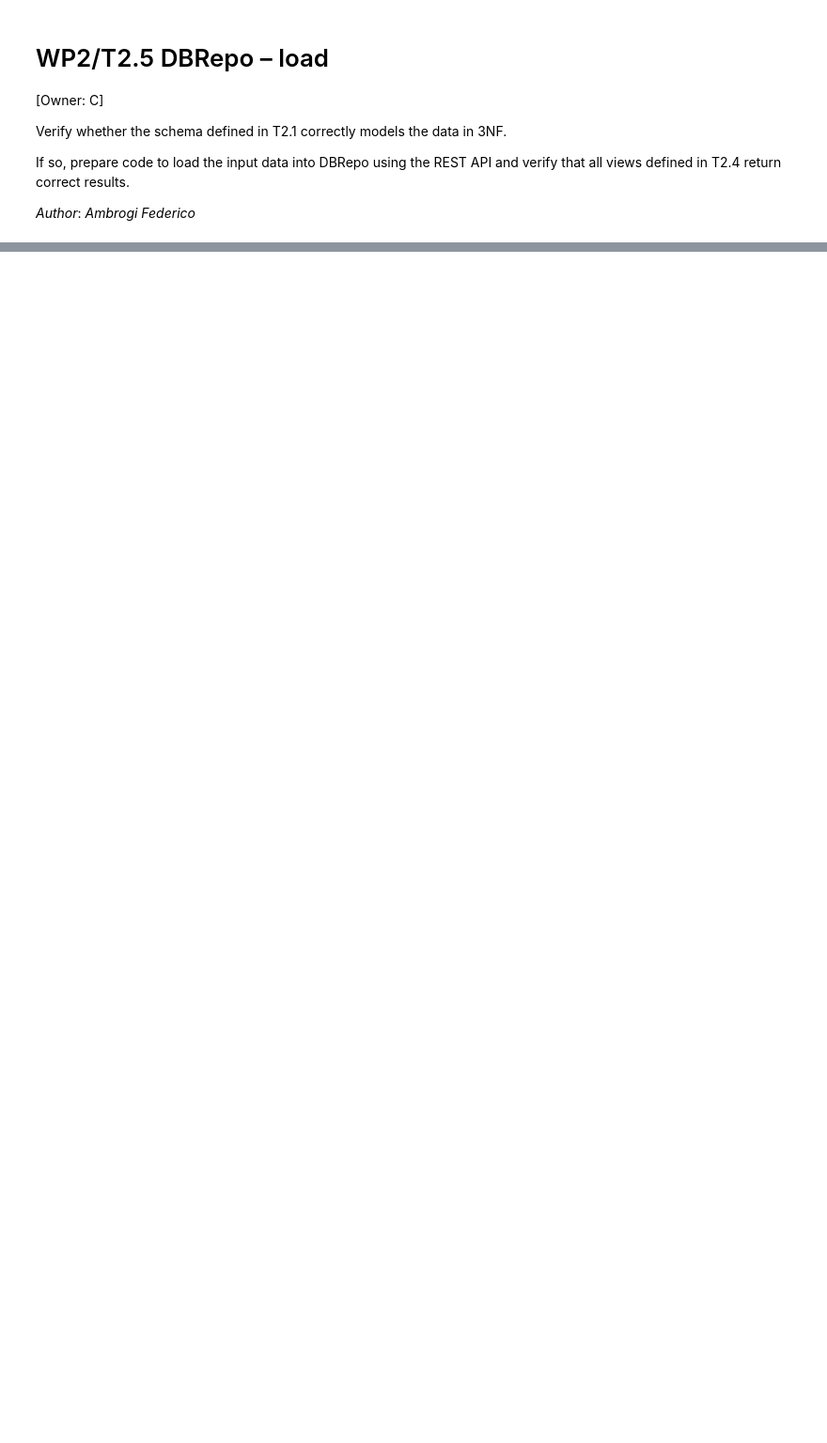
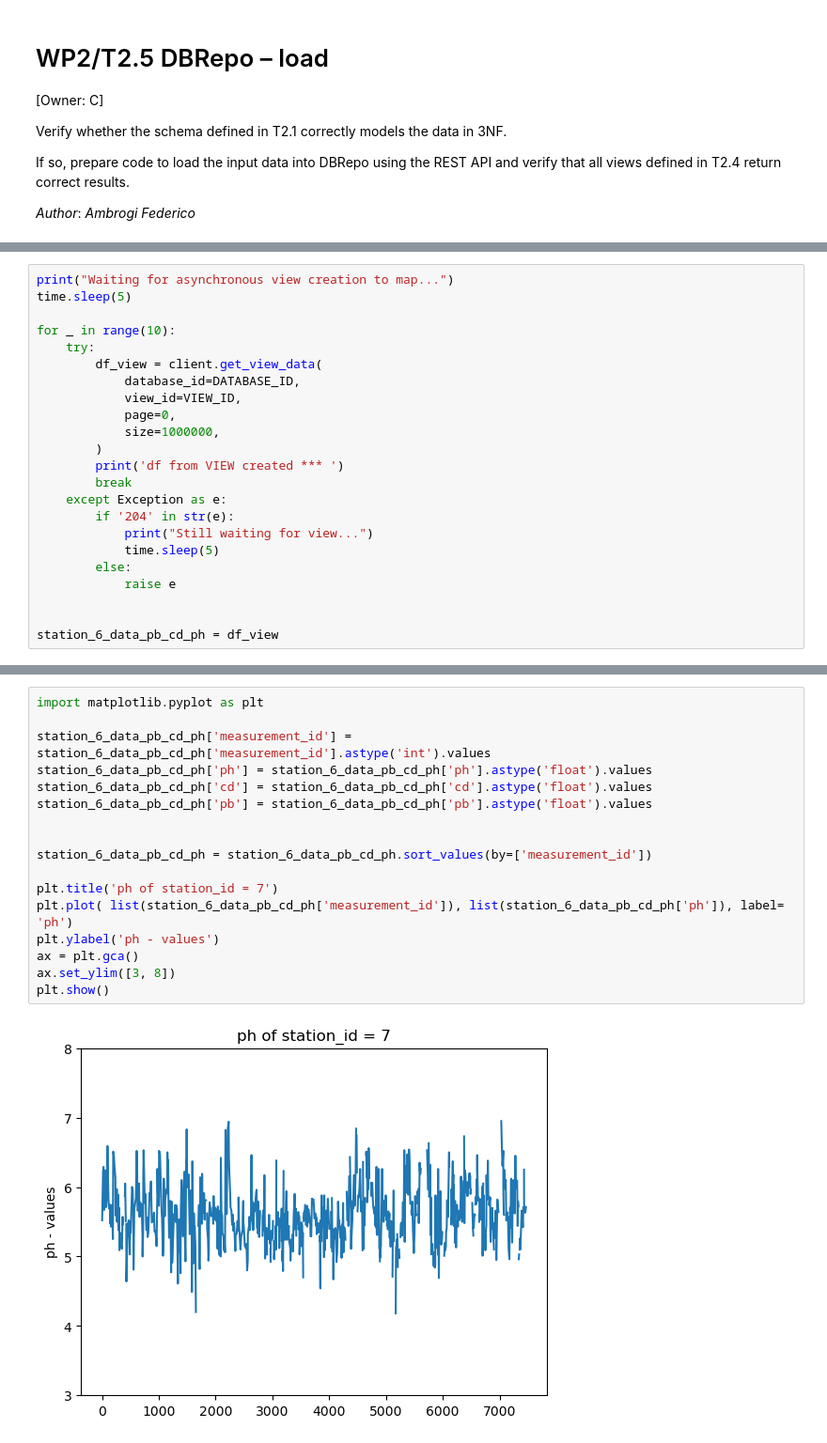
Before and after one commit to fambrogi/DataStewardshipSS2026, a Jupyter notebook: notebooks/T2_5-DBRepoLoadView.ipynb, the cells around one changed output, grey strips where cells are left out. Shown at 94% size. Cells and saved outputs as stored; diff of their text form; blank space fills up the shorter version.

```diff
--- a/notebooks/T2_5-DBRepoLoadView.ipynb
+++ b/notebooks/T2_5-DBRepoLoadView.ipynb
@@ -457,0 +141,23 @@ ForbiddenError: Failed to create view: not allowed
+# %%
+print("Waiting for asynchronous view creation to map...")
+time.sleep(5)
+
+for _ in range(10):
+    try:
+        df_view = client.get_view_data(
+            database_id=DATABASE_ID,
+            view_id=VIEW_ID,
+            page=0,
+            size=1000000,
+        )
+        print('df from VIEW created *** ')
+        break
+    except Exception as e:
+        if '204' in str(e):
+            print("Still waiting for view...")
+            time.sleep(5)
+        else:
+            raise e
+
+
+station_6_data_pb_cd_ph = df_view
@@ -457,0 +192,19 @@ ForbiddenError: Failed to create view: not allowed
+# %%
+import matplotlib.pyplot as plt
+
+station_6_data_pb_cd_ph['measurement_id'] = station_6_data_pb_cd_ph['measurement_id'].astype('int').values
+station_6_data_pb_cd_ph['ph'] = station_6_data_pb_cd_ph['ph'].astype('float').values
+station_6_data_pb_cd_ph['cd'] = station_6_data_pb_cd_ph['cd'].astype('float').values
+station_6_data_pb_cd_ph['pb'] = station_6_data_pb_cd_ph['pb'].astype('float').values
+
+
+station_6_data_pb_cd_ph = station_6_data_pb_cd_ph.sort_values(by=['measurement_id'])
+
+plt.title('ph of station_id = 7')
+plt.plot( list(station_6_data_pb_cd_ph['measurement_id']), list(station_6_data_pb_cd_ph['ph']), label= 'ph')
+plt.ylabel('ph - values')
+ax = plt.gca()
+ax.set_ylim([3, 8])
+plt.show()
+# %% [output]
+[figure, added]
```
Also changed, not shown: parts of 47 cells of this notebook.
